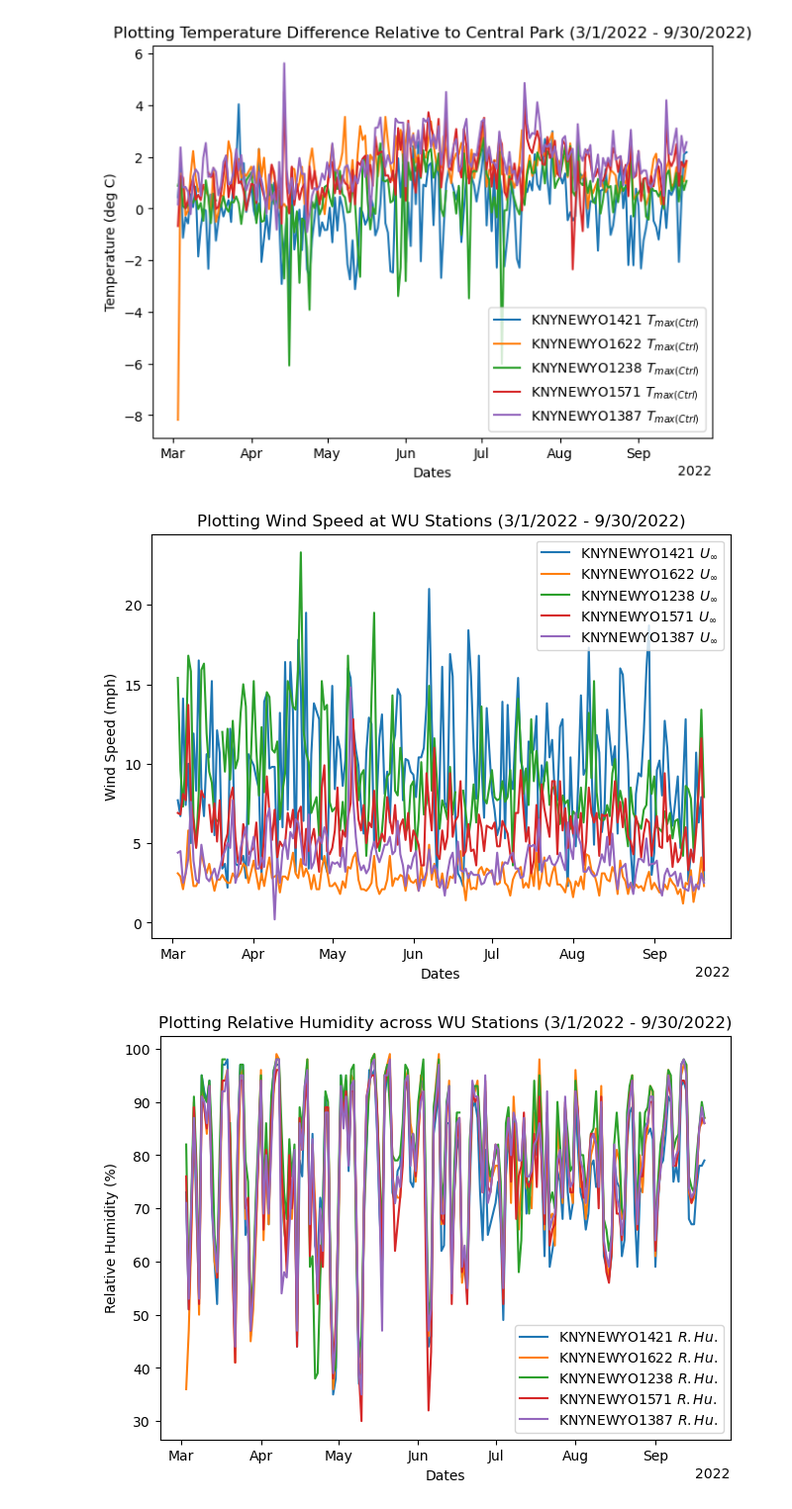
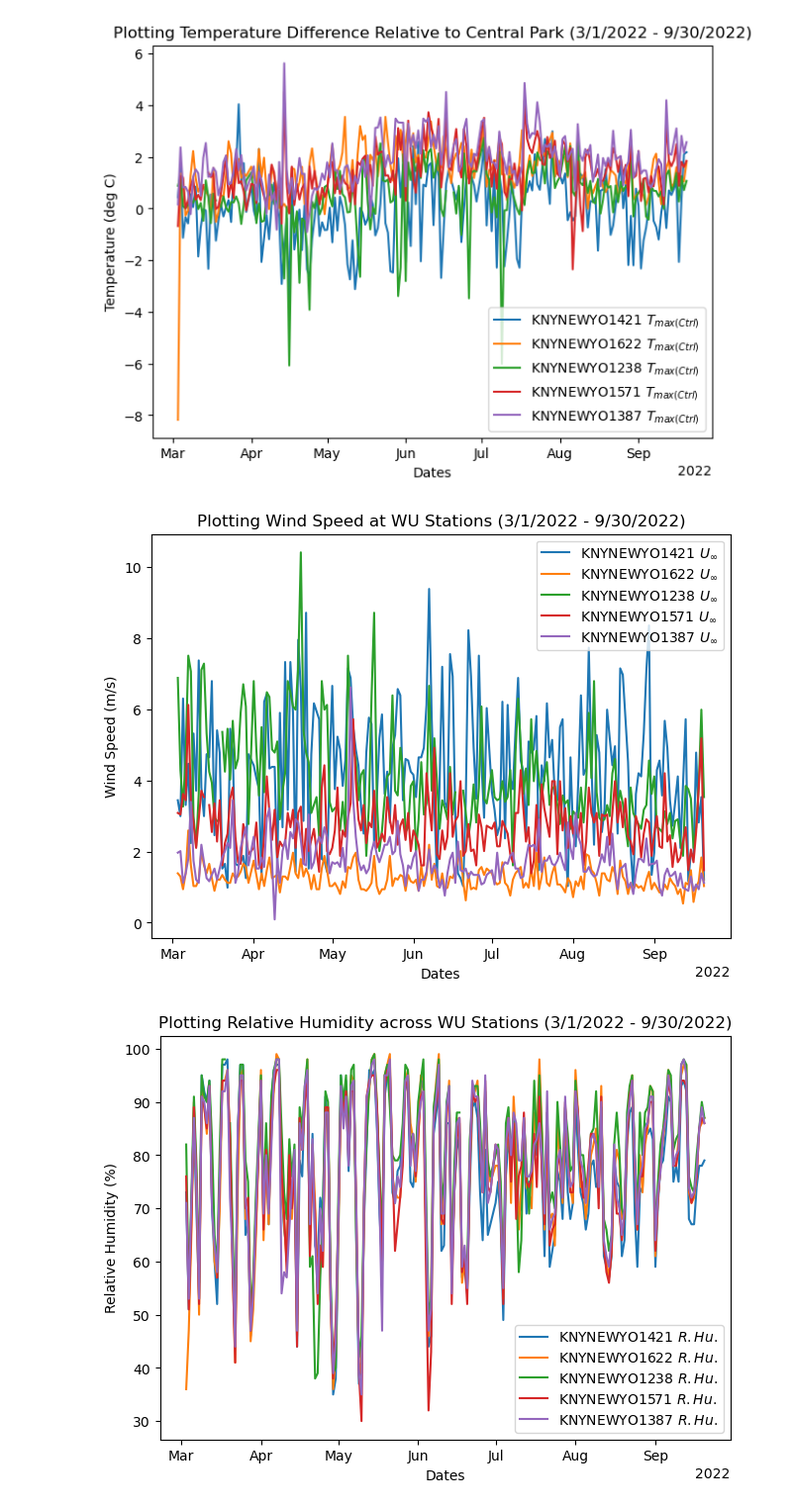
Before and after one commit to soph-loaf/aht_project, a Jupyter notebook: Temperature_Modeling_SAL.ipynb, the cells around one changed output. Shown at 99% size. Drawn from its saved outputs; the diff is of its cells as text; code cells hidden in the pictures.

```diff
--- a/Temperature_Modeling_SAL.ipynb
+++ b/Temperature_Modeling_SAL.ipynb
@@ -242,6 +242,7 @@ wd_maxdailytemp_list = []
 for i in range(len(weather_data_list)):
     wd_dailytemp_max = weather_data_list[i].groupby(by=['Date']).max(['Temperature'])
     wd_dailytemp_max['Temperature'][:] = (wd_dailytemp_max['Temperature'][:] - 32.0 )*(5.0/9.0)
+    wd_dailytemp_max['Speed'][:] = wd_dailytemp_max['Speed'][:]*0.44704
     wd_dailytemp_max = wd_dailytemp_max.assign(DATE=wd_dailytemp_max.axes[0])
     wd_dailytemp_max = wd_dailytemp_max.rename(columns={'Temperature': 'T_max'+wu_list[i], 'Humidity':'Rel_Humidity'+wu_list[i], 'Speed':'U_inf'+wu_list[i]})
 
@@ -278,6 +327,11 @@ df_combo = df_combo.drop(['PRCP_ATTRIBUTES', 'SNOW', 'SNOW_ATTRIBUTES', 'SNWD',
 df_combo = df_combo.rename(columns={'TMAX':'T_max_ctrl'})
 df_combo = df_combo.assign(Tdif0=df_combo['T_max'+wu_list[0]]-df_combo['T_max_ctrl'])
 df_combo = df_combo.rename(columns={'Tdif0':'T_dif'+wu_list[0]})
+df_combo = df_combo.assign(T_Kelv=df_combo['T_max'+wu_list[0]]+273.15)
+df_combo = df_combo.rename(columns={'T_Kelv':'T_Kelv'+wu_list[0]})
+df_combo = df_combo.assign(Re=Re_x(df_combo['U_inf'+wu_list[0]]))
+df_combo = df_combo.rename(columns={'Re':'Re'+wu_list[0]})
+
 # for i in range(1, len(wd_maxdailytemp_list)-1):
 #     df_combo = pd.merge(df_combo, wd_maxdailytemp_list[i], how='inner', on=['DATE'])
 #     df_combo = df_combo.assign(Tdif=df_combo['T_max'+wu_list[i]]-df_combo['T_max_ctrl'])
@@ -286,18 +340,37 @@ df_combo = df_combo.rename(columns={'Tdif0':'T_dif'+wu_list[0]})
 df_combo = pd.merge(df_combo, wd_maxdailytemp_list[1], how='inner', on=['DATE'])
 df_combo = df_combo.assign(Tdif=df_combo['T_max'+wu_list[1]]-df_combo['T_max_ctrl'])
 df_combo = df_combo.rename(columns={'Tdif':'T_dif'+wu_list[1]})
+df_combo = df_combo.assign(T_Kelv=df_combo['T_max'+wu_list[1]]+273.15)
+df_combo = df_combo.rename(columns={'T_Kelv':'T_Kelv'+wu_list[1]})
+df_combo = df_combo.assign(Re=Re_x(df_combo['U_inf'+wu_list[1]]))
+df_combo = df_combo.rename(columns={'Re':'Re'+wu_list[1]})
+
 df_combo = pd.merge(df_combo, wd_maxdailytemp_list[2], how='inner', on=['DATE'])
 df_combo = df_combo.assign(Tdif=df_combo['T_max'+wu_list[2]]-df_combo['T_max_ctrl'])
 df_combo = df_combo.rename(columns={'Tdif':'T_dif'+wu_list[2]})
+df_combo = df_combo.assign(T_Kelv=df_combo['T_max'+wu_list[2]]+273.15)
+df_combo = df_combo.rename(columns={'T_Kelv':'T_Kelv'+wu_list[2]})
+df_combo = df_combo.assign(Re=Re_x(df_combo['U_inf'+wu_list[2]]))
+df_combo = df_combo.rename(columns={'Re':'Re'+wu_list[2]})
 # df_combo = pd.merge(df_combo, wd_maxdailytemp_list[3], how='inner', on=['DATE'])
 # df_combo = df_combo.assign(Tdif=df_combo['T_max'+wu_list[3]]-df_combo['T_max_ctrl'])
 # df_combo = df_combo.rename(columns={'Tdif':'T_dif'+wu_list[3]})
+
 df_combo = pd.merge(df_combo, wd_maxdailytemp_list[4], how='inner', on=['DATE'])
 df_combo = df_combo.assign(Tdif=df_combo['T_max'+wu_list[4]]-df_combo['T_max_ctrl'])
 df_combo = df_combo.rename(columns={'Tdif':'T_dif'+wu_list[4]})
+df_combo = df_combo.assign(T_Kelv=df_combo['T_max'+wu_list[4]]+273.15)
+df_combo = df_combo.rename(columns={'T_Kelv':'T_Kelv'+wu_list[4]})
+df_combo = df_combo.assign(Re=Re_x(df_combo['U_inf'+wu_list[4]]))
+df_combo = df_combo.rename(columns={'Re':'Re'+wu_list[4]})
+
 df_combo = pd.merge(df_combo, wd_maxdailytemp_list[5], how='inner', on=['DATE'])
 df_combo = df_combo.assign(Tdif=df_combo['T_max'+wu_list[5]]-df_combo['T_max_ctrl'])
 df_combo = df_combo.rename(columns={'Tdif':'T_dif'+wu_list[5]})
+df_combo = df_combo.assign(T_Kelv=df_combo['T_max'+wu_list[5]]+273.15)
+df_combo = df_combo.rename(columns={'T_Kelv':'T_Kelv'+wu_list[5]})
+df_combo = df_combo.assign(Re=Re_x(df_combo['U_inf'+wu_list[5]]))
+df_combo = df_combo.rename(columns={'Re':'Re'+wu_list[5]})
 # df_combo = pd.merge(df_combo, wd_maxdailytemp_list[6], how='inner', on=['DATE'])
 # df_combo = df_combo.assign(Tdif=df_combo['T_max'+wu_list[6]]-df_combo['T_max_ctrl'])
 # df_combo = df_combo.rename(columns={'Tdif':'T_dif'+wu_list[6]})
@@ -380,30 +505,30 @@ plt.show()
 # %%
 # df_combo.plot.scatter(x='DATE', y='T_dif'+wu_list[0])
 
 #plotting central park weather data
 fig = plt.figure(constrained_layout=True)
 ax = plt.gca()
 locator = mdates.AutoDateLocator()
 formatter = mdates.ConciseDateFormatter(locator)
 ax.xaxis.set_major_locator(locator)
 ax.xaxis.set_major_formatter(formatter)
 # ax.plot(df_combo['DATE'], df_combo['T_dif'+wu_list[0]], markersize=2.5, label=r'KNYNEWYO'+wu_list[0]+' $T_{max}$')  ##close to Central Park (uptown - Harlem))
 # for i in range(len(wu_list)-1):
 #     ax.plot(df_combo['DATE'], df_combo['T_dif'+wu_list[i]], markersize=2.5, label=r'KNYNEWYO'+wu_list[i]+' $T_{max}$')  ##close to Central Park (uptown - Harlem))
 ax.plot(df_combo['DATE'], df_combo['U_inf'+wu_list[0]], markersize=2.5, label=r'KNYNEWYO'+wu_list[0]+' $U_{\infty}$')  ##close to Central Park (uptown - Harlem))
 ax.plot(df_combo['DATE'], df_combo['U_inf'+wu_list[1]], markersize=2.5, label=r'KNYNEWYO'+wu_list[1]+' $U_{\infty}$')  ##close to Central Park (uptown - Harlem))
 ax.plot(df_combo['DATE'], df_combo['U_inf'+wu_list[2]], markersize=2.5, label=r'KNYNEWYO'+wu_list[2]+' $U_{\infty}$')  ##close to Central Park (uptown - Harlem))
 ax.plot(df_combo['DATE'], df_combo['U_inf'+wu_list[4]], markersize=2.5, label=r'KNYNEWYO'+wu_list[4]+' $U_{\infty}$')  ##close to Central Park (uptown - Harlem))
 ax.plot(df_combo['DATE'], df_combo['U_inf'+wu_list[5]], markersize=2.5,
         label=r'KNYNEWYO'+wu_list[5]+' $U_{\infty}$')  # close to Central Park (uptown - Harlem))
 
 ax.set_xlabel("Dates")
-ax.set_ylabel("Wind Speed (mph)")
+ax.set_ylabel("Wind Speed (m/s)")
 ax.set_title('Plotting Wind Speed at WU Stations (3/1/2022 - 9/30/2022)')
 plt.legend(loc='upper right')
 plt.show()
 # %% [output]
-[figure, old version]
+[figure, new version]
 # %%
 # df_combo.plot.scatter(x='DATE', y='T_dif'+wu_list[0])
 
```
Also changed, not shown: parts of 6 cells of this notebook.
